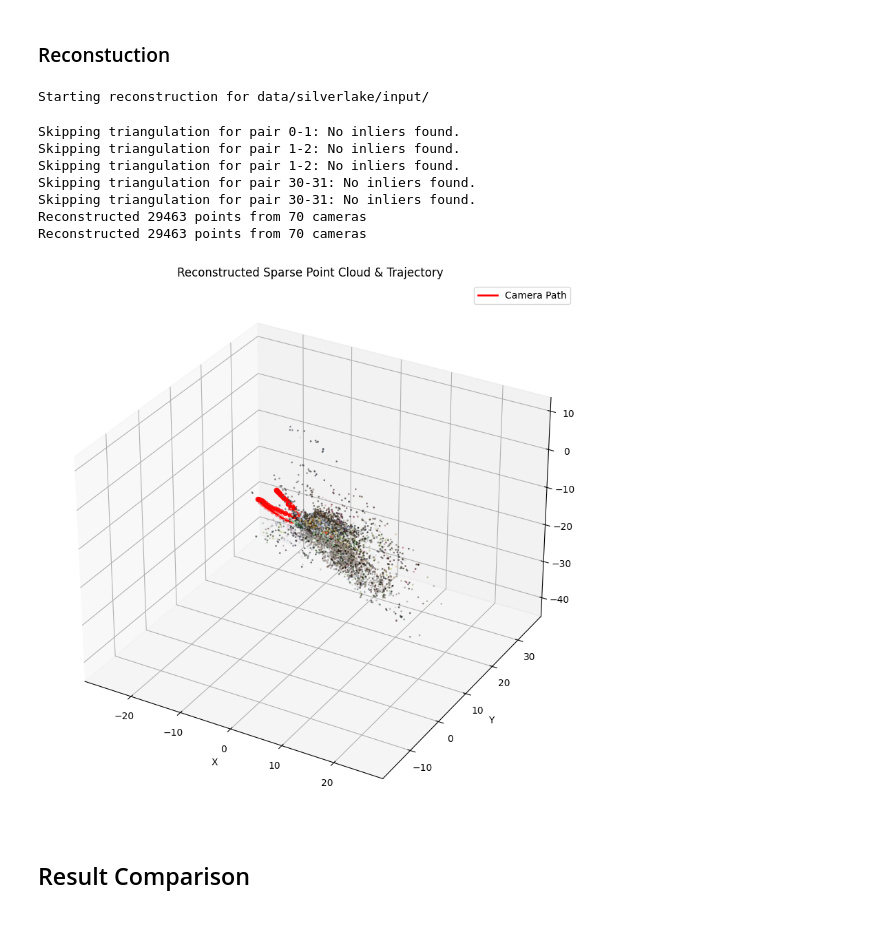
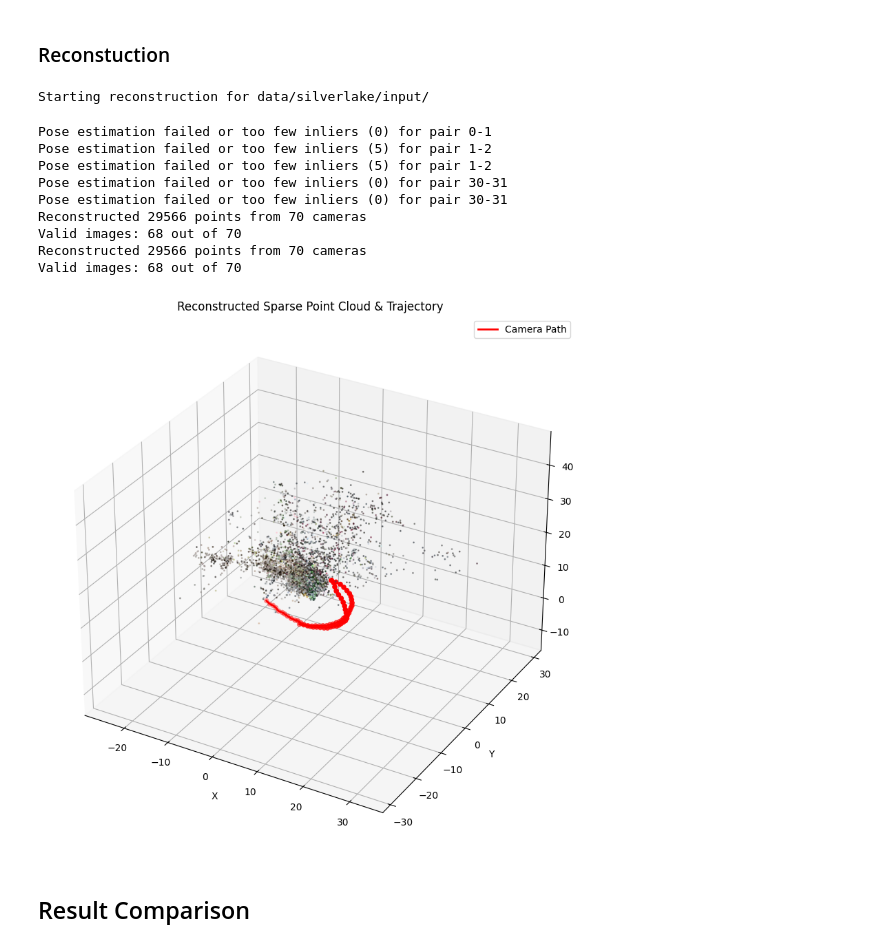
Before and after one commit to zackthomas1/gaussian-splatting, a Jupyter notebook: reconstruction.ipynb, the cells around one changed output. Cells and saved outputs as stored; diff of their text form; code cells hidden in the pictures.

```diff
--- a/reconstruction.ipynb
+++ b/reconstruction.ipynb
@@ -784,65 +793,72 @@ K = np.array([
     [ 0.0, 0.0, 1.0]
 ])
 
-points, colors, poses, keypoints_data, matches_data, tracks = reconstruct_sequence(image_folder, K)
+points, colors, poses, keypoints_data, matches_data, tracks, valid_images = reconstruct_sequence(image_folder, K)
 
 print(f"Reconstructed {len(points)} points from {len(poses)} cameras")
+print(f"Valid images: {len(valid_images)} out of {len(poses)}")
 
 # Visualize Result
 fig = plt.figure(figsize=(12, 10))
 ax = fig.add_subplot(111, projection='3d')
 
 # Downsample points for faster plotting
 step = 5
 if len(points) > 0:
     ax.scatter(points[::step, 0], points[::step, 1], points[::step, 2],
                c=colors[::step], s=1, alpha=0.5)
 
 # Plot camera trajectory
 cam_centers = []
-for pose in poses:
-    # Pose is World-to-Camera. We want Camera center in World.
-    # C = -R^T * t
-    R = pose[:3, :3]
-    t = pose[:3, 3]
-    center = -R.T @ t
-    cam_centers.append(center)
+for i, pose in enumerate(poses):
+    # Only plot valid cameras
+    if i in valid_images:
+        # Pose is World-to-Camera. We want Camera center in World.
+        # C = -R^T * t
+        R = pose[:3, :3]
+        t = pose[:3, 3]
+        center = -R.T @ t
+        cam_centers.append(center)
 
-cam_centers = np.array(cam_centers)
-ax.plot(cam_centers[:, 0], cam_centers[:, 1], cam_centers[:, 2], 'r-', linewidth=2, label='Camera Path')
-ax.scatter(cam_centers[:, 0], cam_centers[:, 1], cam_centers[:, 2], c='r', s=20)
+if len(cam_centers) > 0:
+    cam_centers = np.array(cam_centers)
+    ax.plot(cam_centers[:, 0], cam_centers[:, 1], cam_centers[:, 2], 'r-', linewidth=2, label='Camera Path')
+    ax.scatter(cam_centers[:, 0], cam_centers[:, 1], cam_centers[:, 2], c='r', s=20)
 
 ax.set_title('Reconstructed Sparse Point Cloud & Trajectory')
 ax.set_xlabel('X')
 ax.set_ylabel('Y')
 ax.set_zlabel('Z')
 ax.legend()
 
 # Auto-scale axes
-all_coords = np.vstack((points[::step], cam_centers))
-max_range = np.array([all_coords[:,0].max()-all_coords[:,0].min(),
-                      all_coords[:,1].max()-all_coords[:,1].min(),
-                      all_coords[:,2].max()-all_coords[:,2].min()]).max() / 2.0
+if len(points) > 0 and len(cam_centers) > 0:
+    all_coords = np.vstack((points[::step], cam_centers))
+    max_range = np.array([all_coords[:,0].max()-all_coords[:,0].min(),
+                          all_coords[:,1].max()-all_coords[:,1].min(),
+                          all_coords[:,2].max()-all_coords[:,2].min()]).max() / 2.0
 
-mid_x = (all_coords[:,0].max()+all_coords[:,0].min()) * 0.5
-mid_y = (all_coords[:,1].max()+all_coords[:,1].min()) * 0.5
-mid_z = (all_coords[:,2].max()+all_coords[:,2].min()) * 0.5
+    mid_x = (all_coords[:,0].max()+all_coords[:,0].min()) * 0.5
+    mid_y = (all_coords[:,1].max()+all_coords[:,1].min()) * 0.5
+    mid_z = (all_coords[:,2].max()+all_coords[:,2].min()) * 0.5
 
-ax.set_xlim(mid_x - max_range, mid_x + max_range)
-ax.set_ylim(mid_y - max_range, mid_y + max_range)
-ax.set_zlim(mid_z - max_range, mid_z + max_range)
+    ax.set_xlim(mid_x - max_range, mid_x + max_range)
+    ax.set_ylim(mid_y - max_range, mid_y + max_range)
+    ax.set_zlim(mid_z - max_range, mid_z + max_range)
 
 plt.show()
 # %% [output]
 Starting reconstruction for data/silverlake/input/
-Skipping triangulation for pair 0-1: No inliers found.
-Skipping triangulation for pair 1-2: No inliers found.
-Skipping triangulation for pair 1-2: No inliers found.
-Skipping triangulation for pair 30-31: No inliers found.
-Skipping triangulation for pair 30-31: No inliers found.
-Reconstructed 29463 points from 70 cameras
-Reconstructed 29463 points from 70 cameras
+Pose estimation failed or too few inliers (0) for pair 0-1
+Pose estimation failed or too few inliers (5) for pair 1-2
+Pose estimation failed or too few inliers (5) for pair 1-2
+Pose estimation failed or too few inliers (0) for pair 30-31
+Pose estimation failed or too few inliers (0) for pair 30-31
+Reconstructed 29566 points from 70 cameras
+Valid images: 68 out of 70
+Reconstructed 29566 points from 70 cameras
+Valid images: 68 out of 70
-[figure, old version]
+[figure, new version]
 # %% [markdown]
 ## Result Comparison
 # %% [markdown]
```
Also changed, not shown: parts of 7 cells of this notebook.
